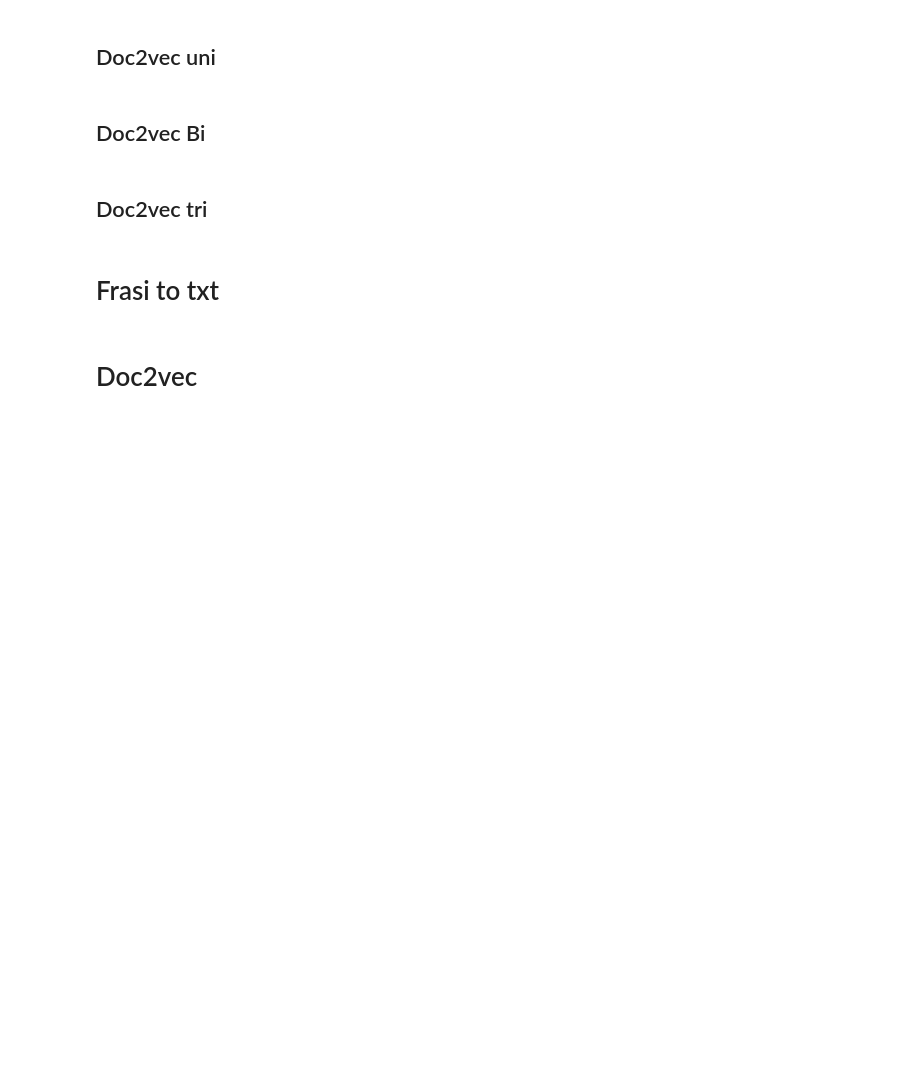
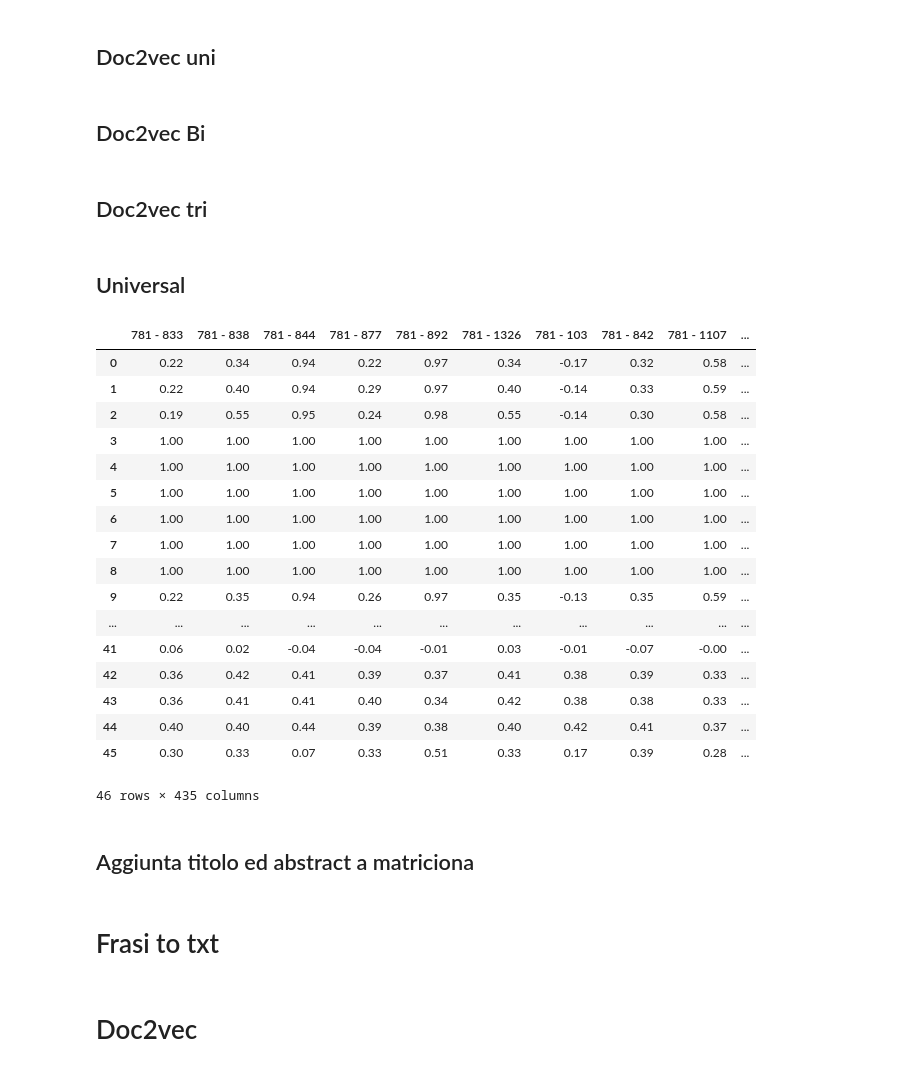
Before and after one commit to LucaBassanese/Tesi, a Jupyter notebook: tesi.ipynb, the cells around one changed output. Drawn from its saved outputs; the diff is of its cells as text; code cells hidden in the pictures; blank space fills up the shorter version.

```diff
--- a/tesi.ipynb
+++ b/tesi.ipynb
@@ -523,0 +816,36 @@ matriciona.index = ind_mod
+# %% [markdown]
+## Universal
+# %%
+a = pd.read_csv('/content/Tesi/data/universal.csv')
+#per tutti i modelli
+comb = combinations(indici.values, 2)
+sims = []
+for i in list(comb):
+  sim = round(1-spatial.distance.cosine(a.iloc[i[0]], a.iloc[i[1]]),2)
+  sims.append( sim)
+
+matriciona = matriciona.append(pd.Series(sims, index=matriciona.columns ), ignore_index= True)
+ind_mod.append('universal')
+# %%
+matriciona
+# %% [output]
+|  | 781 - 833 | 781 - 838 | 781 - 844 | 781 - 877 | 781 - 892 | 781 - 1326 | 781 - 103 | 781 - 842 | 781 - 1107 | ... |
+| 0 | 0.22 | 0.34 | 0.94 | 0.22 | 0.97 | 0.34 | -0.17 | 0.32 | 0.58 | ... |
+| 1 | 0.22 | 0.40 | 0.94 | 0.29 | 0.97 | 0.40 | -0.14 | 0.33 | 0.59 | ... |
+| 2 | 0.19 | 0.55 | 0.95 | 0.24 | 0.98 | 0.55 | -0.14 | 0.30 | 0.58 | ... |
+| 3 | 1.00 | 1.00 | 1.00 | 1.00 | 1.00 | 1.00 | 1.00 | 1.00 | 1.00 | ... |
+| 4 | 1.00 | 1.00 | 1.00 | 1.00 | 1.00 | 1.00 | 1.00 | 1.00 | 1.00 | ... |
+| 5 | 1.00 | 1.00 | 1.00 | 1.00 | 1.00 | 1.00 | 1.00 | 1.00 | 1.00 | ... |
+| 6 | 1.00 | 1.00 | 1.00 | 1.00 | 1.00 | 1.00 | 1.00 | 1.00 | 1.00 | ... |
+| 7 | 1.00 | 1.00 | 1.00 | 1.00 | 1.00 | 1.00 | 1.00 | 1.00 | 1.00 | ... |
+| 8 | 1.00 | 1.00 | 1.00 | 1.00 | 1.00 | 1.00 | 1.00 | 1.00 | 1.00 | ... |
+| 9 | 0.22 | 0.35 | 0.94 | 0.26 | 0.97 | 0.35 | -0.13 | 0.35 | 0.59 | ... |
+| ... | ... | ... | ... | ... | ... | ... | ... | ... | ... | ... |
+| 41 | 0.06 | 0.02 | -0.04 | -0.04 | -0.01 | 0.03 | -0.01 | -0.07 | -0.00 | ... |
+| 42 | 0.36 | 0.42 | 0.41 | 0.39 | 0.37 | 0.41 | 0.38 | 0.39 | 0.33 | ... |
+| 43 | 0.36 | 0.41 | 0.41 | 0.40 | 0.34 | 0.42 | 0.38 | 0.38 | 0.33 | ... |
+| 44 | 0.40 | 0.40 | 0.44 | 0.39 | 0.38 | 0.40 | 0.42 | 0.41 | 0.37 | ... |
+| 45 | 0.30 | 0.33 | 0.07 | 0.33 | 0.51 | 0.33 | 0.17 | 0.39 | 0.28 | ... |
+46 rows × 435 columns
+# %% [markdown]
+## Aggiunta titolo ed abstract a matriciona
```
Also changed, not shown: parts of 137 cells of this notebook, 7 other files.
